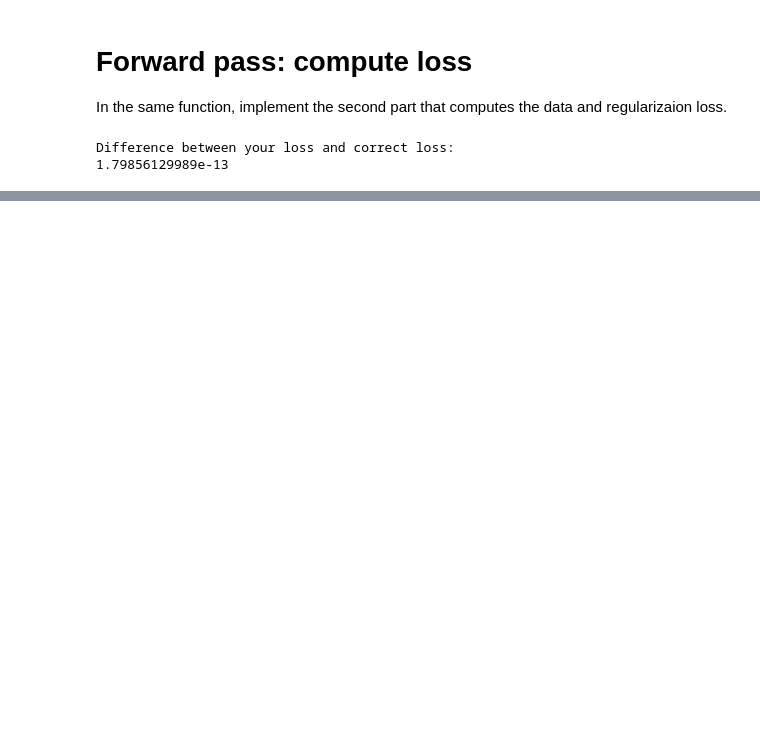
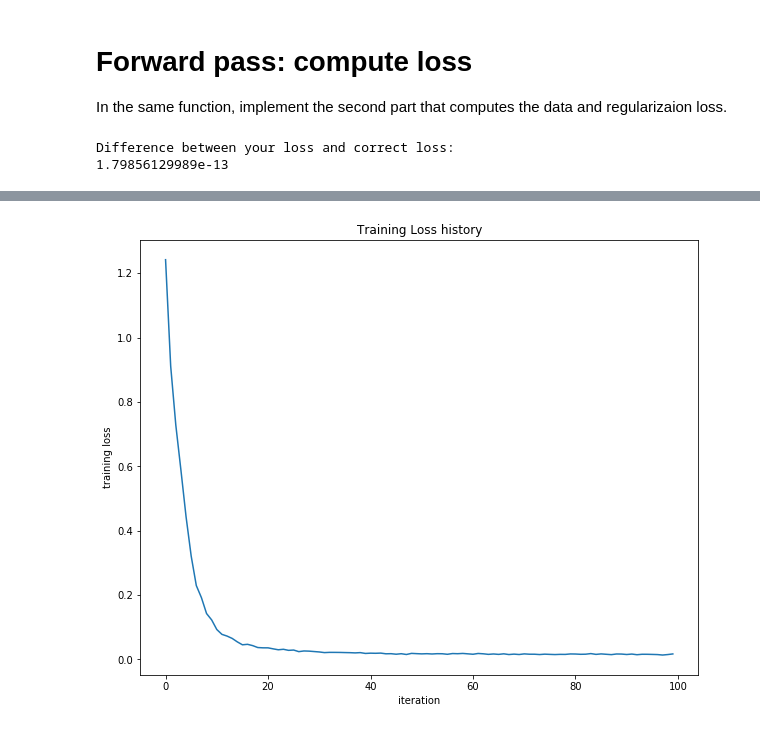
Before and after one commit to lianxiaolei/cs231learning, a Jupyter notebook: assignment1/two_layer_net.ipynb, the cells around one changed output, grey strips where cells are left out. Cells and saved outputs as stored; diff of their text form; code cells hidden in the pictures; blank space fills up the shorter version.

```diff
--- a/assignment1/two_layer_net.ipynb
+++ b/assignment1/two_layer_net.ipynb
@@ -130,9 +126,0 @@ b1 max relative error: 2.738421e-09
-# %%
-def ff(x,y):
-    x [2] = 4
-    x = x + [5]
-    y += 1
-
-x, y = [1,2,3], 2
-ff(x, y)
-print x, y
@@ -138,0 +132,15 @@ print x, y
+# %%
+net = init_toy_model()
+stats = net.train(X, y, X, y,
+            learning_rate=1e-1, reg=1e-5,
+            num_iters=100, verbose=False)
+
+print 'Final training loss: ', stats['loss_history'][-1]
+
+# plot the loss history
+plt.plot(stats['loss_history'])
+plt.xlabel('iteration')
+plt.ylabel('training loss')
+plt.title('Training Loss history')
+plt.show()
+# %% [output]
@@ -138,0 +148 @@ print x, y
+[figure, added]
```
Also changed, not shown: parts of 16 cells of this notebook, 3 other files.
